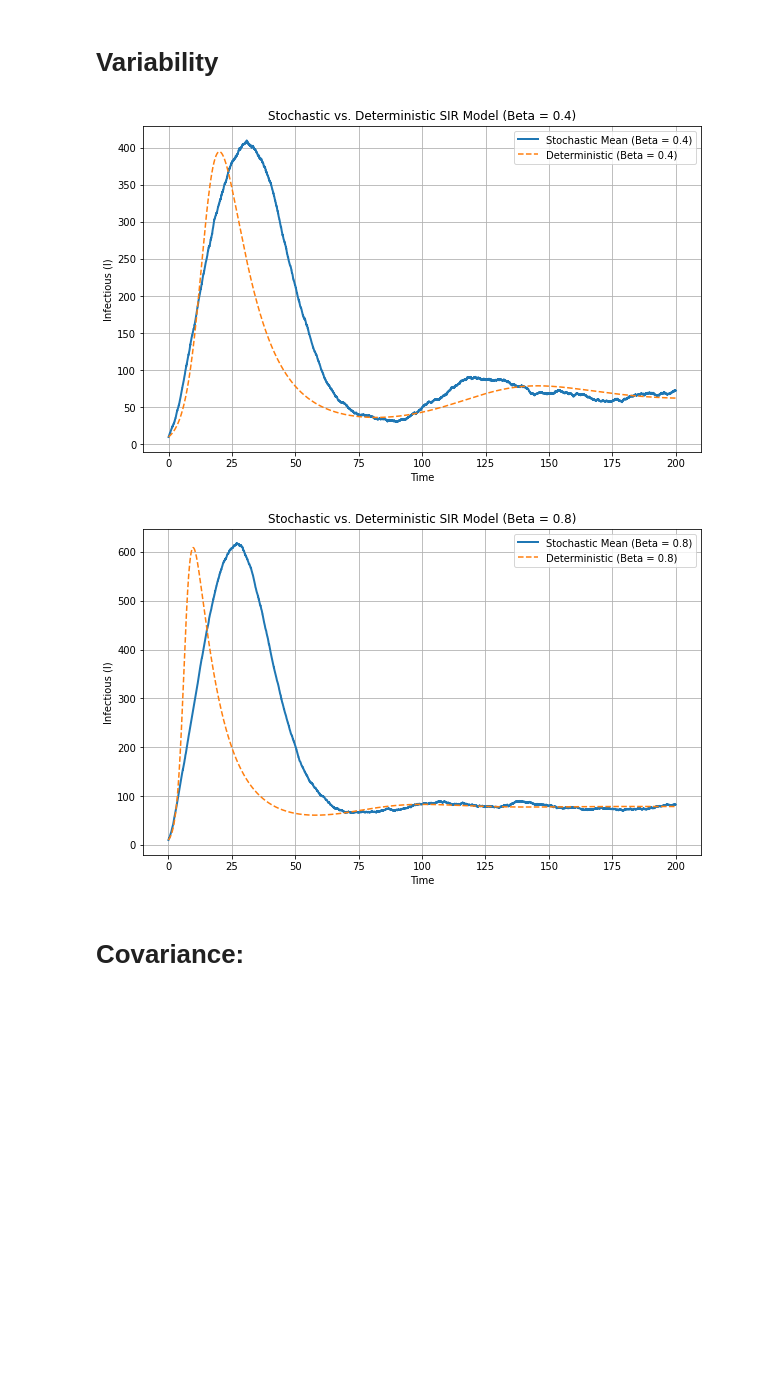
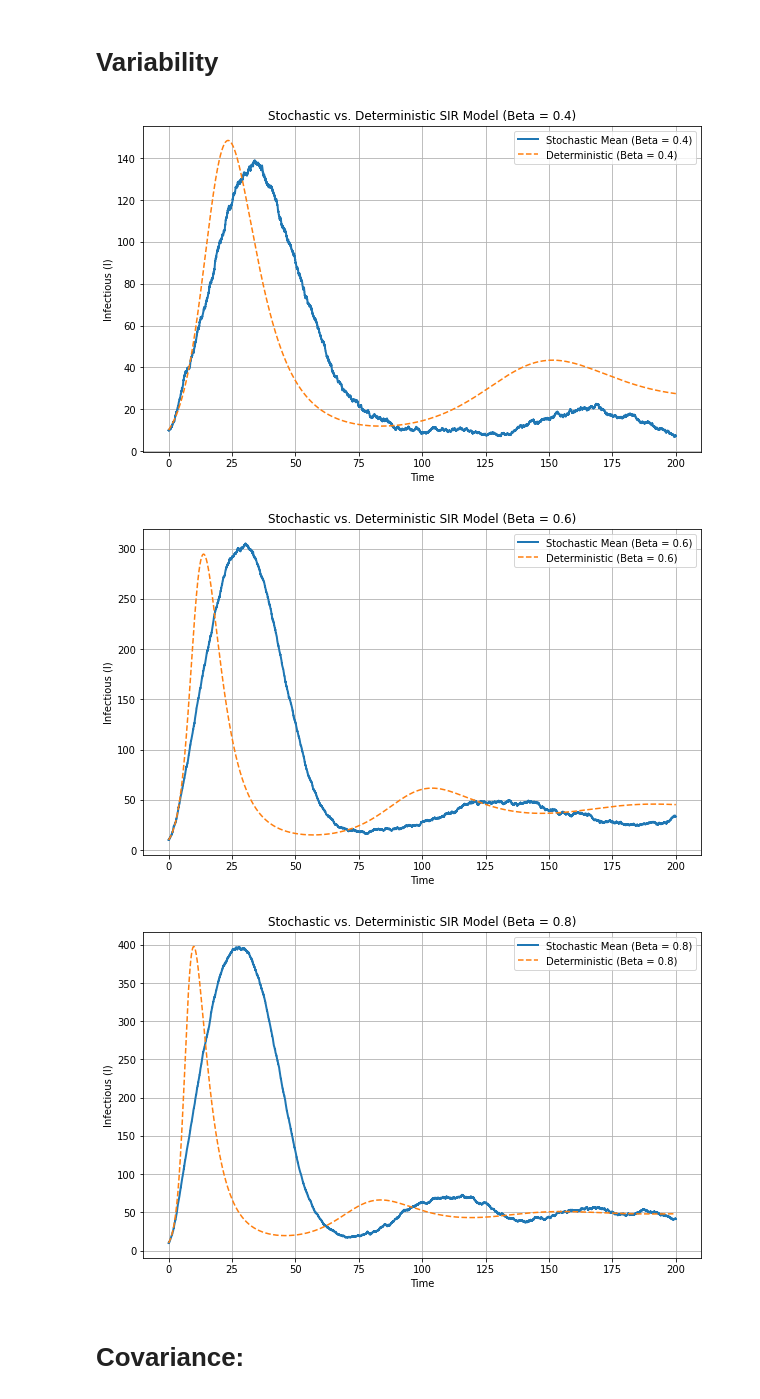
Before and after one commit to guoda23/ICLS_Assignment2, a Jupyter notebook: ICLS_assignment2.ipynb, the cells around one changed output. Cells and saved outputs as stored; diff of their text form; code cells hidden in the pictures; blank space fills up the shorter version.

```diff
--- a/ICLS_assignment2.ipynb
+++ b/ICLS_assignment2.ipynb
@@ -47,9 +47,13 @@ def run_sir_simulation(beta, gamma, mu, N, infected_init, recovered_init, max_ti
         return Z
 
     # Define event chance
+# Define event chance
     def GetNextEventTime(event_rate):
-        delta_t = (-1 / event_rate) * (np.log(random.uniform(0, 1)))
-        return delta_t
+        if event_rate > 0:
+            delta_t = (-1 / event_rate) * (np.log(random.uniform(0, 1)))
+            return delta_t
+        else:
+            return float('inf')  # Set a large value for next event time if event rate is zero
 
     def GetRates(X, Y, Z, N, beta, gamma, mu):
         birth_rate = mu * N
@@ -64,16 +68,12 @@ def run_sir_simulation(beta, gamma, mu, N, infected_init, recovered_init, max_ti
     data = []
     time = 0
 
-    # Run simulation
     while time < max_time:
         rates = GetRates(X, Y, Z, N, beta, gamma, mu)
 
         # Store data
         data.append([time, X, Y, Z])
         next_event_times = []
-
-        if (X <= 0) or (Y <= 0) or (Z <= 0):  # Stop the simulation if one of the compartments is empty
-            break
 
         for rate in rates:
             next_event_times.append(GetNextEventTime(rate))
@@ -180,9 +185,9 @@ def SIR_model(y, t, beta, gamma, mu, N):
 
 
 # Define parameters
-beta_values = [0.4, 0.8]  # Example beta values
-gamma = 0.1
-mu = 0.01
+beta_values = [0.4, 0.6, 0.8]  # Example beta values
+gamma = 0.2
+mu = 1/70
 N = 1000
 infected_init = 10
 S0 = N - infected_init
@@ -251,35 +256,36 @@ for beta in beta_values:
             # Append the updated values to the lists
             X_values.append(X)
             Y_values.append(Y)
             Z_values.append(Z)
 
         # Append the results of a single stochastic realization to the list
         stochastic_I_realizations.append(Y_values)
 
     # Calculate the mean of stochastic realizations
     mean_I = np.mean(stochastic_I_realizations, axis=0)
     mean_stochastic_I.append(mean_I)
 
     # Integrate the deterministic SIR model for comparison
     sol = odeint(SIR_model, [S0, infected_init, recovered_init], t, args=(beta, gamma, mu, N))
     deterministic_I = sol[:, 1]
 
     # Plot individual stochastic realizations, the mean, and deterministic SIR model
     plt.figure(figsize=(10, 6))
 #     for i in range(num_simulations):
 #         plt.plot(t, stochastic_I_realizations[i], label=f'Stochastic Realization {i + 1}', alpha=0.5)
     plt.plot(t, mean_I, label=f'Stochastic Mean (Beta = {beta})', linestyle='-', linewidth=2)
     plt.plot(t, deterministic_I, label=f'Deterministic (Beta = {beta})', linestyle='--')
 
     plt.xlabel('Time')
     plt.ylabel('Infectious (I)')
     plt.title(f'Stochastic vs. Deterministic SIR Model (Beta = {beta})')
     plt.legend()
     plt.grid(True)
     plt.show()
 # %% [output]
-[figure, old version]
+[figure, new version]
-[figure, old version]
+[figure, new version]
+[figure, added]
 # %% [markdown]
 # Covariance:
 # %%
```
Also changed, not shown: parts of 10 cells of this notebook.
